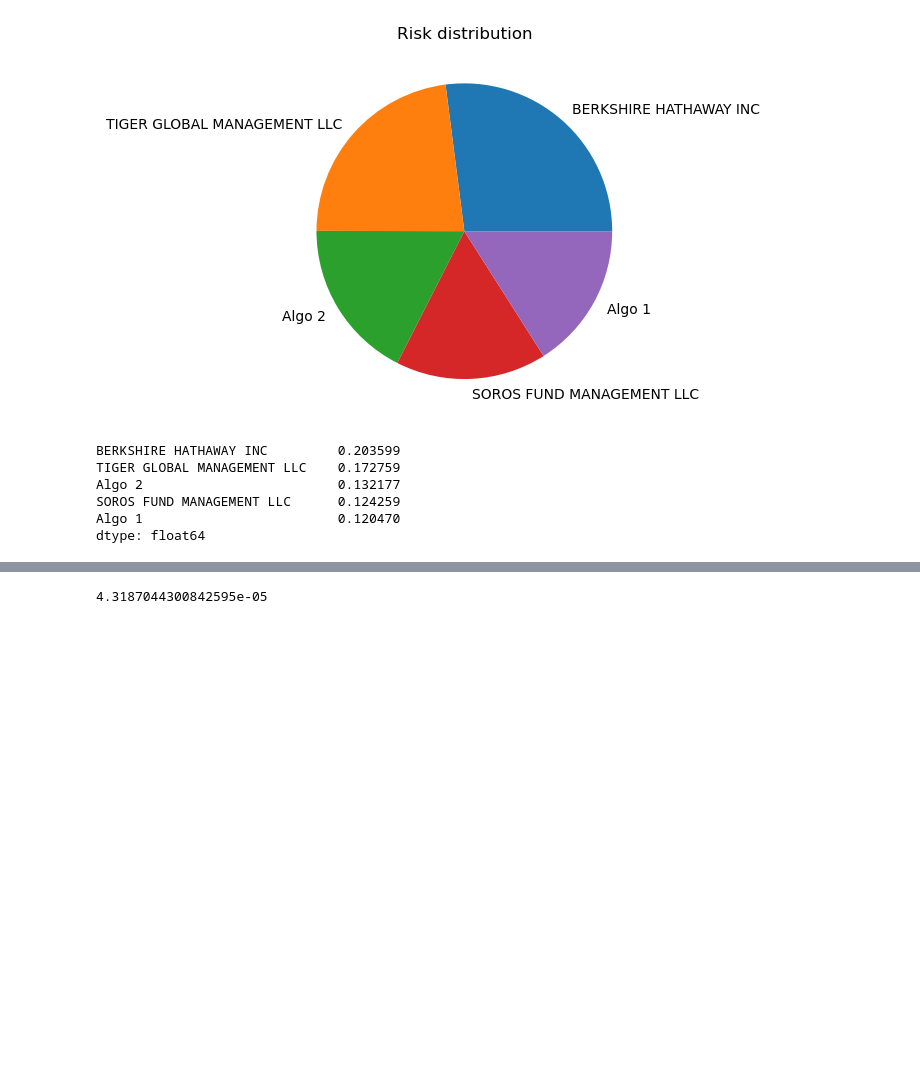
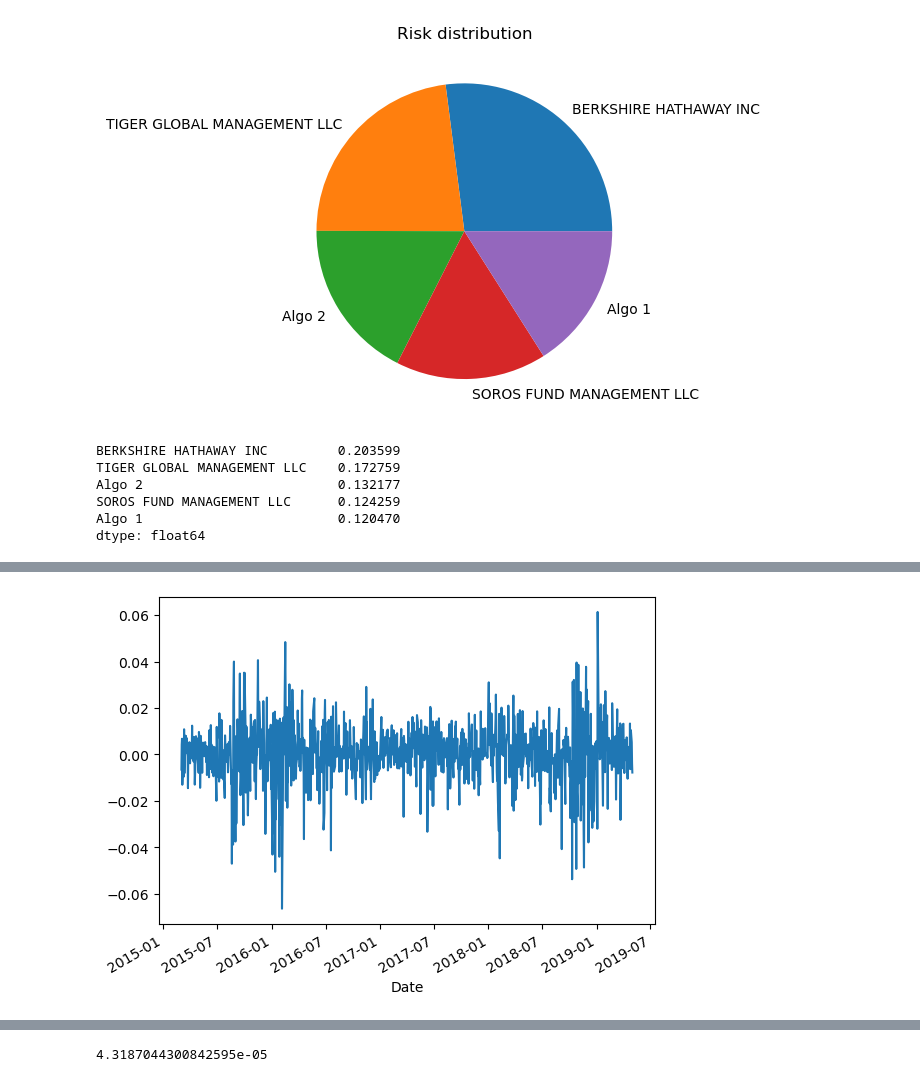
Before and after one commit to Majeedraheem/Portfolio-Quantitative-Analysis, a Jupyter notebook: whale_analysis.ipynb, the cells around one changed output, grey strips where cells are left out. Drawn from its saved outputs; the diff is of its cells as text; code cells hidden in the pictures; blank space fills up the shorter version.

```diff
--- a/whale_analysis.ipynb
+++ b/whale_analysis.ipynb
@@ -499,3 +501,7 @@ sns.heatmap(returns_all_df_corr, annot=True, cmap=plt.cm.Reds)
 # %%
 #Calculate the correlation between each stock to determine which portfolios may mimick the S&P TSX 60.
 #from the heatmap above algo 2  and s&p are postivelley corrlated 0.74
+# %%
+ax = berakshire_hathway_inc.plot()
+# %% [output]
+[figure, added]
```
Also changed, not shown: parts of 9 cells of this notebook.
